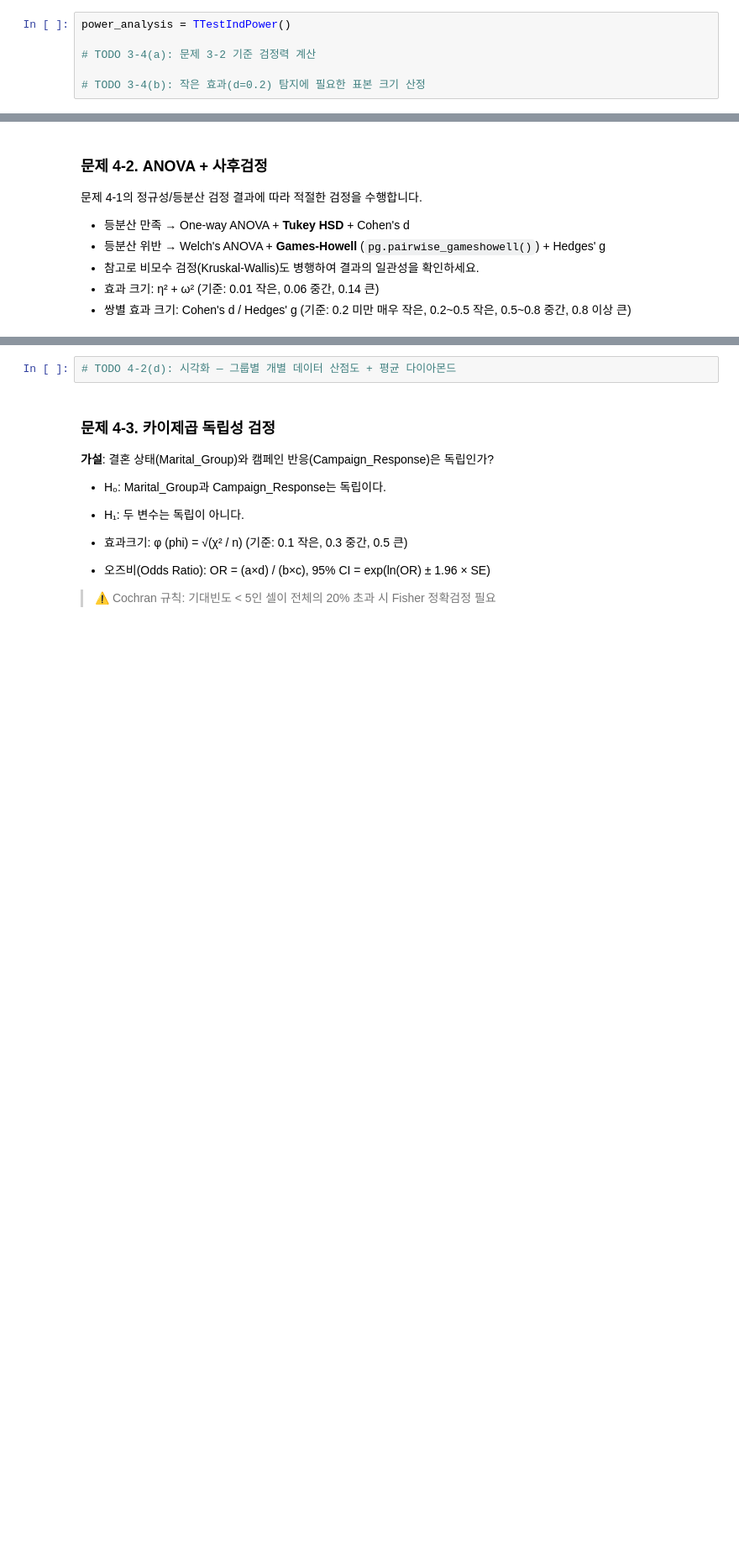
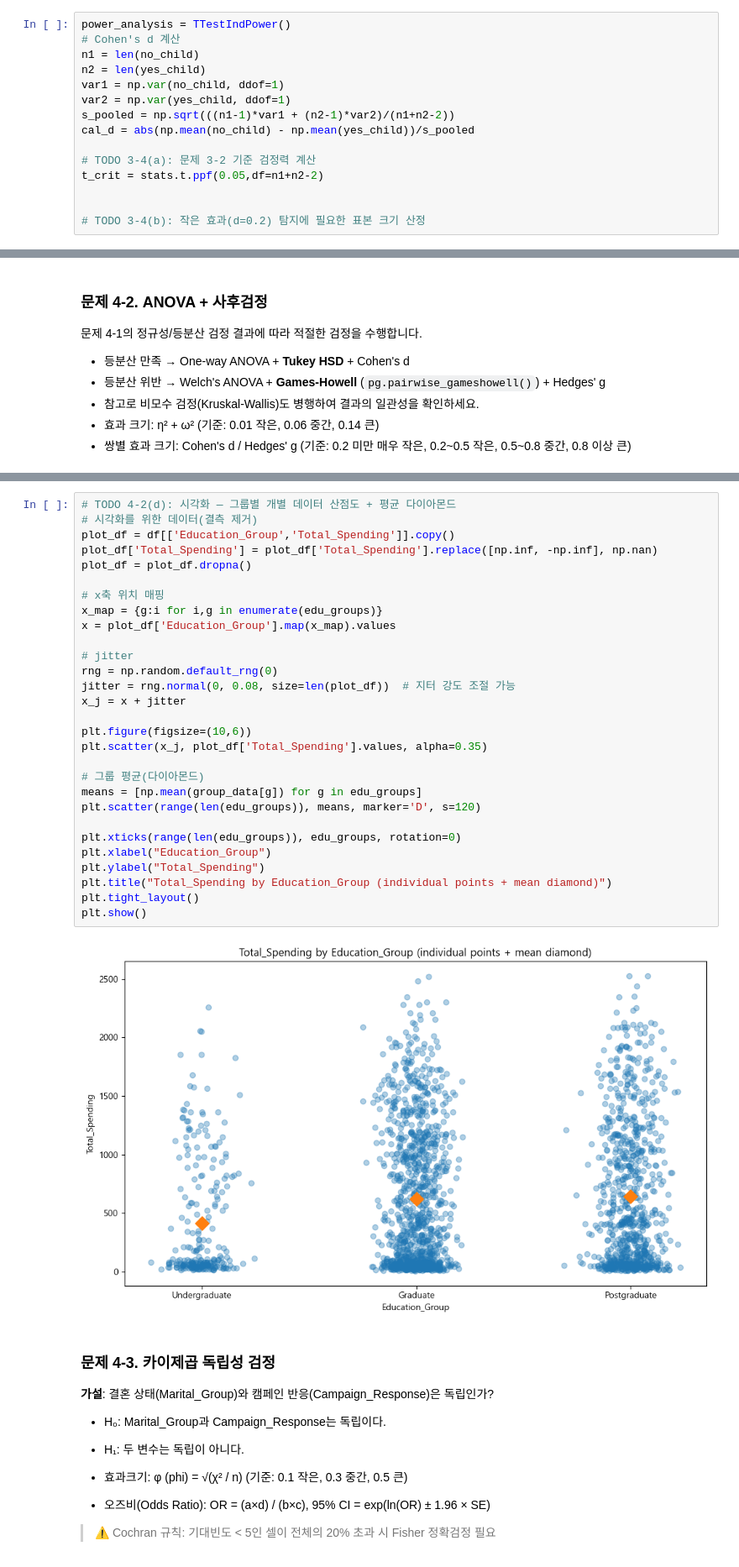
Before and after one commit to sparta-data11-statistics-practice/practice-01-descriptive-statistics-Heesang01, a Jupyter notebook: practice_comprehensive.ipynb, the cells around one changed output, grey strips where cells are left out. Shown at 84% size. Drawn from its saved outputs; the diff is of its cells as text; blank space fills up the shorter version.

```diff
--- a/practice_comprehensive.ipynb
+++ b/practice_comprehensive.ipynb
@@ -859,8 +839,17 @@ plt.show()
 - **(b)** 작은 효과(d=0.2)를 탐지하기 위해 필요한 그룹당 표본 크기를 구하세요.
 # %%
 power_analysis = TTestIndPower()
+# Cohen's d 계산
+n1 = len(no_child)
+n2 = len(yes_child)
+var1 = np.var(no_child, ddof=1)
+var2 = np.var(yes_child, ddof=1)
+s_pooled = np.sqrt(((n1-1)*var1 + (n2-1)*var2)/(n1+n2-2))
+cal_d = abs(np.mean(no_child) - np.mean(yes_child))/s_pooled
 
 # TODO 3-4(a): 문제 3-2 기준 검정력 계산
+t_crit = stats.t.ppf(0.05,df=n1+n2-2)
+
 
 # TODO 3-4(b): 작은 효과(d=0.2) 탐지에 필요한 표본 크기 산정
 # %% [markdown]
@@ -909,5 +1040,34 @@ group_data = {g: df[df['Education_Group'] == g]['Total_Spending'].values for g i
 # %%
 # TODO 4-2(d): 시각화 — 그룹별 개별 데이터 산점도 + 평균 다이아몬드
+# 시각화를 위한 데이터(결측 제거)
+plot_df = df[['Education_Group','Total_Spending']].copy()
+plot_df['Total_Spending'] = plot_df['Total_Spending'].replace([np.inf, -np.inf], np.nan)
+plot_df = plot_df.dropna()
+
+# x축 위치 매핑
+x_map = {g:i for i,g in enumerate(edu_groups)}
+x = plot_df['Education_Group'].map(x_map).values
+
+# jitter
+rng = np.random.default_rng(0)
+jitter = rng.normal(0, 0.08, size=len(plot_df))  # 지터 강도 조절 가능
+x_j = x + jitter
+
+plt.figure(figsize=(10,6))
+plt.scatter(x_j, plot_df['Total_Spending'].values, alpha=0.35)
+
+# 그룹 평균(다이아몬드)
+means = [np.mean(group_data[g]) for g in edu_groups]
+plt.scatter(range(len(edu_groups)), means, marker='D', s=120)
+
+plt.xticks(range(len(edu_groups)), edu_groups, rotation=0)
+plt.xlabel("Education_Group")
+plt.ylabel("Total_Spending")
+plt.title("Total_Spending by Education_Group (individual points + mean diamond)")
+plt.tight_layout()
+plt.show()
+# %% [output]
+[figure, added]
 # %% [markdown]
 ### 문제 4-3. 카이제곱 독립성 검정
 
```
Also changed, not shown: parts of 23 cells of this notebook, 1 other file.
